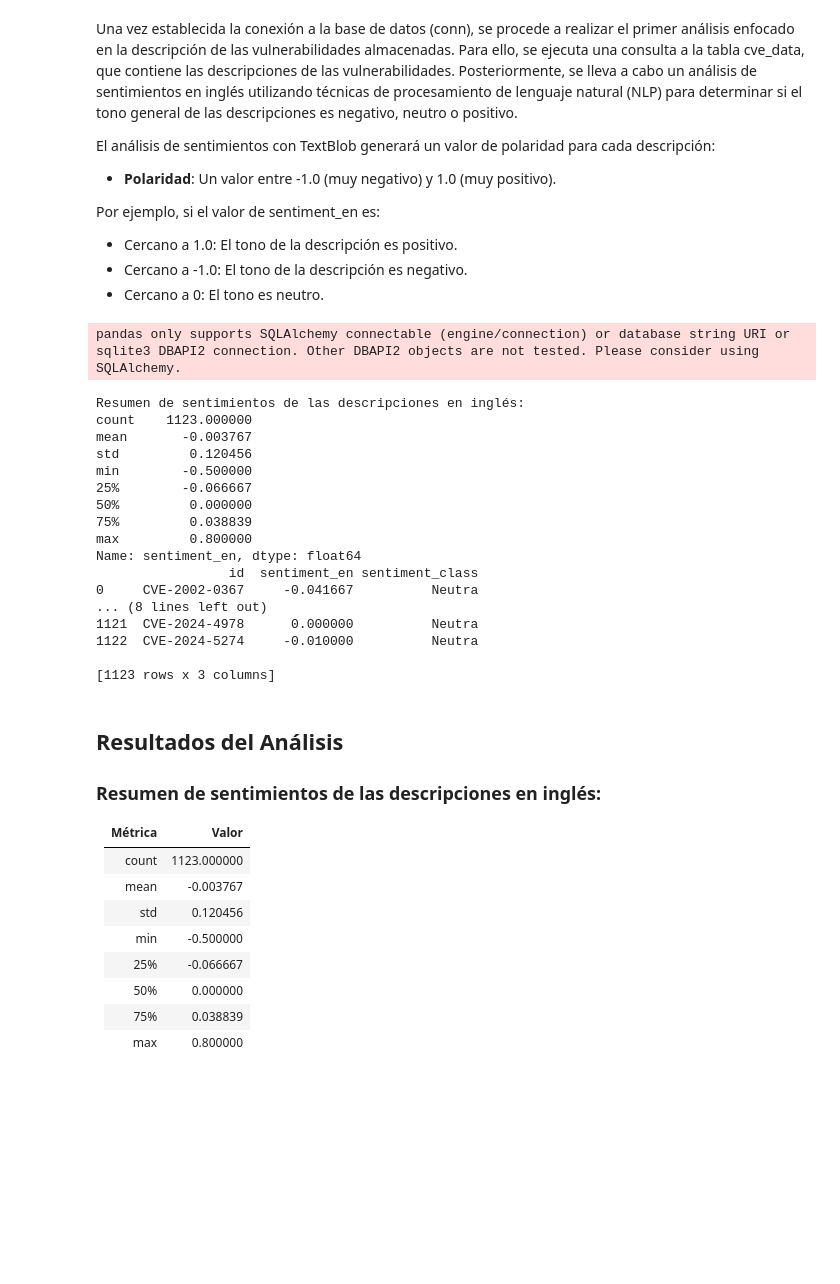
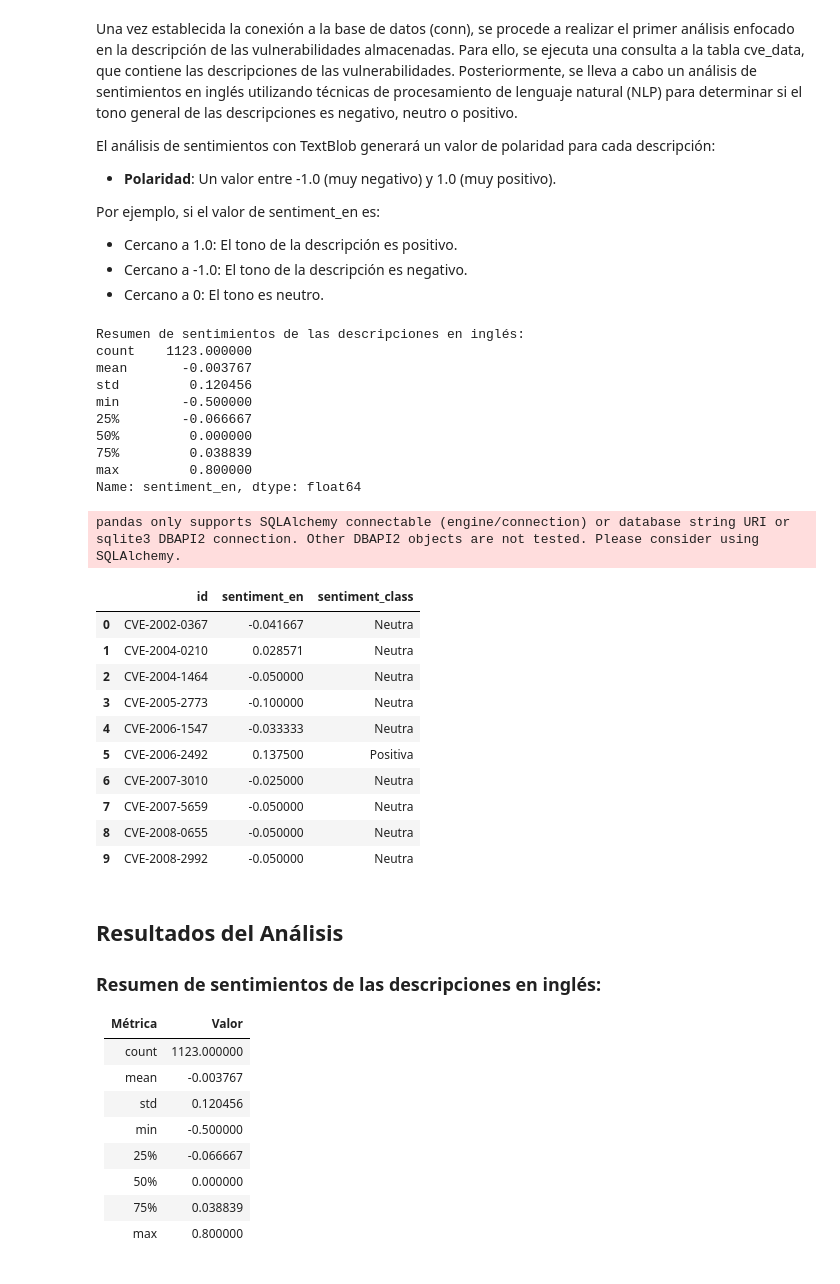
Before and after one commit to sebastianbernalc/CVE_Backend, a Jupyter notebook: Analisis.ipynb, the cells around one changed output. Drawn from its saved outputs; the diff is of its cells as text; code cells hidden in the pictures; blank space fills up the shorter version.

```diff
--- a/Analisis.ipynb
+++ b/Analisis.ipynb
@@ -92,37 +92,41 @@ Por ejemplo, si el valor de sentiment_en es:
 # %%
 query = "SELECT id, description_en FROM cve_data"
 
 # Ejecutar la consulta y cargar los resultados en un DataFrame de pandas
 data = pd.read_sql(query, conn)
 
 
 
 # Aplicar el análisis de sentimientos a las descripciones en inglés
 data['sentiment_en'] = data['description_en'].apply(analyze_sentiment)
 sentiment_summary = data['sentiment_en'].describe()
 print("Resumen de sentimientos de las descripciones en inglés:")
 print(sentiment_summary)
 data['sentiment_class'] = data['sentiment_en'].apply(classify_sentiment)
-print(data[['id', 'sentiment_en', 'sentiment_class']])
+data[['id', 'sentiment_en', 'sentiment_class']].head(10)
 # %% [output]
-pandas only supports SQLAlchemy connectable (engine/connection) or database string URI or sqlite3 DBAPI2 connection. Other DBAPI2 objects are not tested. Please consider using SQLAlchemy.
+Resumen de sentimientos de las descripciones en inglés:
+count    1123.000000
+mean       -0.003767
+std         0.120456
+min        -0.500000
+25%        -0.066667
+50%         0.000000
+75%         0.038839
+max         0.800000
+Name: sentiment_en, dtype: float64
-Resumen de sentimientos de las descripciones en inglés:
-count    1123.000000
-mean       -0.003767
-std         0.120456
-min        -0.500000
-25%        -0.066667
-50%         0.000000
-75%         0.038839
-max         0.800000
-Name: sentiment_en, dtype: float64
-                 id  sentiment_en sentiment_class
-0     CVE-2002-0367     -0.041667          Neutra
-... (8 lines left out)
-1121  CVE-2024-4978      0.000000          Neutra
-1122  CVE-2024-5274     -0.010000          Neutra
-
-[1123 rows x 3 columns]
+pandas only supports SQLAlchemy connectable (engine/connection) or database string URI or sqlite3 DBAPI2 connection. Other DBAPI2 objects are not tested. Please consider using SQLAlchemy.
+|  | id | sentiment_en | sentiment_class |
+| 0 | CVE-2002-0367 | -0.041667 | Neutra |
+| 1 | CVE-2004-0210 | 0.028571 | Neutra |
+| 2 | CVE-2004-1464 | -0.050000 | Neutra |
+| 3 | CVE-2005-2773 | -0.100000 | Neutra |
+| 4 | CVE-2006-1547 | -0.033333 | Neutra |
+| 5 | CVE-2006-2492 | 0.137500 | Positiva |
+| 6 | CVE-2007-3010 | -0.025000 | Neutra |
+| 7 | CVE-2007-5659 | -0.050000 | Neutra |
+| 8 | CVE-2008-0655 | -0.050000 | Neutra |
+| 9 | CVE-2008-2992 | -0.050000 | Neutra |
 # %% [markdown]
 ## Resultados del Análisis
 
```
Also changed, not shown: parts of 3 cells of this notebook, 5 other files.
